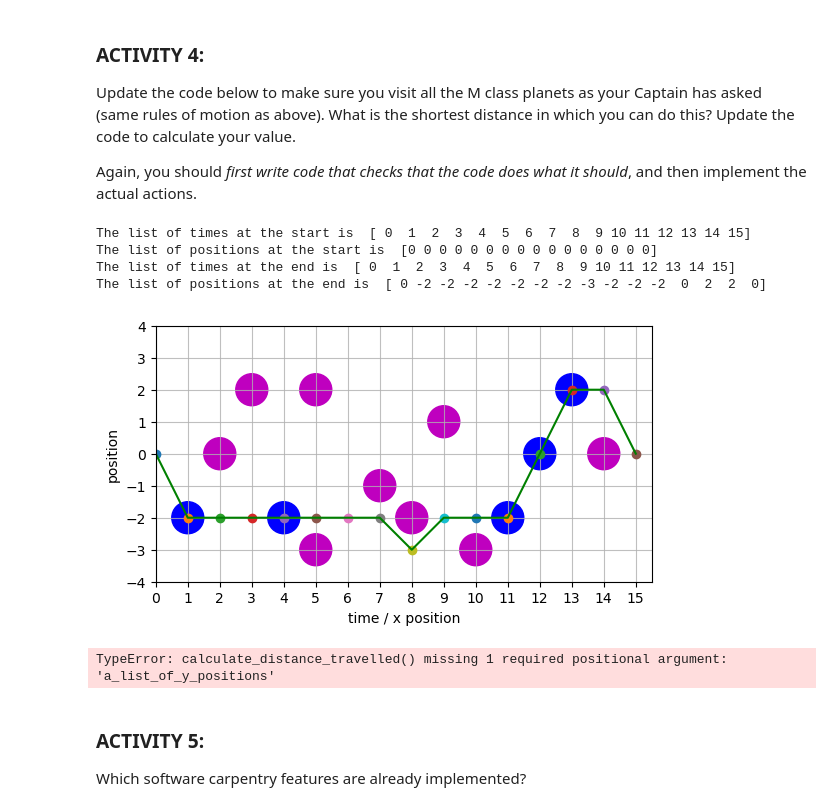
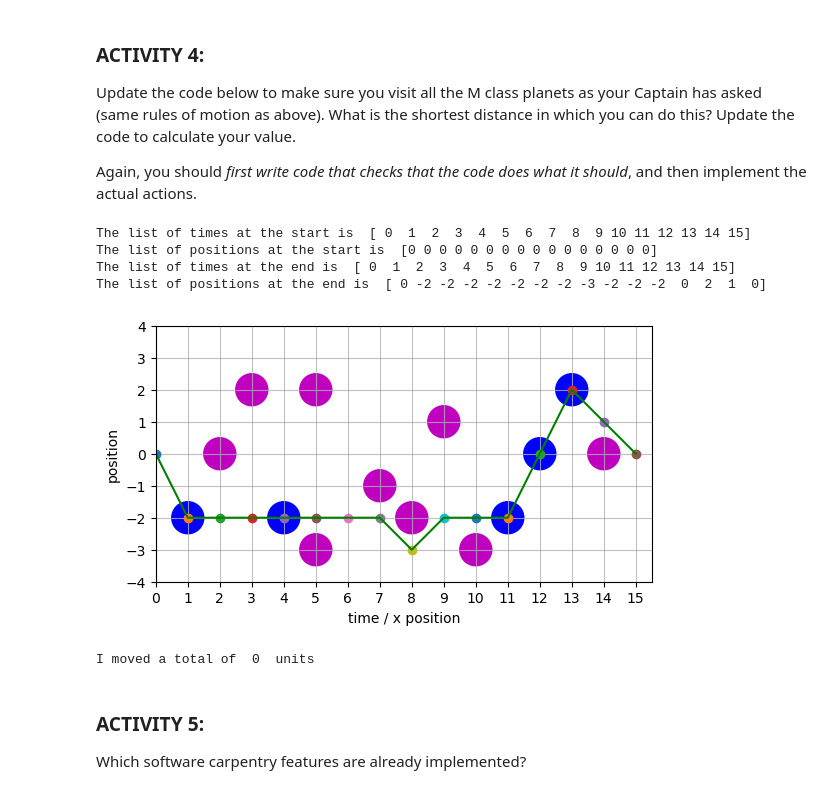
Before and after one commit to AaronbrowneGH/https-github.com-AaronbrowneGH-TopicsInSciComp, a Jupyter notebook: Notebooks/Week2_LabExercises.ipynb, the cells around one changed output. Drawn from its saved outputs; the diff is of its cells as text; code cells hidden in the pictures.

```diff
--- a/Notebooks/Week2_LabExercises.ipynb
+++ b/Notebooks/Week2_LabExercises.ipynb
@@ -257,49 +257,47 @@ for index, time_now in enumerate(list_of_times) :
         step_size = 1
         list_of_y_positions[index] = list_of_y_positions[index - 1] + step_size
 
+    elif (time_now > 12 and time_now < 15) :
+        step_size = 1
+        list_of_y_positions[index] = list_of_y_positions[index - 1] - step_size
+
     elif (time_now == np.size(list_of_y_positions) - 1) :
         # move back to the start in one timestep
         step_size = - list_of_y_positions[index - 1]
 
 
     # finally, give the default option for all other cases using 'els
 
 
     else :
         # nothing happens at other times
         step_size = 0
         list_of_y_positions[index] = list_of_y_positions[index - 1] + step_size
 
     position_now = list_of_y_positions[index]
     plt.plot(time_now, position_now, 'o')
     # Uncomment this for interactive version
     # plt.pause(0.4)
 
 print("The list of times at the end is ", list_of_times)
 print("The list of positions at the end is ", list_of_y_positions)
 
 plt.plot(list_of_times, list_of_y_positions, 'g-')
 plt.show()
 
 # Uncomment to save the figure
 #plt.savefig("myplot2.png")
 
 # Calculate and print out some information
-def calculate_distance_travelled(a_list_of_times, a_list_of_y_positions) :
-    distance_travelled = 0
-    for ix, x_position in enumerate(a_list_of_times) :
-        if ix > 0 :
-            distance_travelled += np.sqrt ((a_list_of_times[ix-1] - a_list_of_times[ix])**2.0 +(a_list_of_y_positions[ix-1] - a_list_of_y_positions[ix]))**2.0
-    return distnace_travelled
-total_distance_moved = calculate_distance_travelled(list_of_times , list_of_y_positions)
+total_distance_moved = 0
 print("I moved a total of ", total_distance_moved, " units")
 # %% [output]
 The list of times at the start is  [ 0  1  2  3  4  5  6  7  8  9 10 11 12 13 14 15]
 The list of positions at the start is  [0 0 0 0 0 0 0 0 0 0 0 0 0 0 0 0]
 The list of times at the end is  [ 0  1  2  3  4  5  6  7  8  9 10 11 12 13 14 15]
-The list of positions at the end is  [ 0 -2 -2 -2 -2 -2 -2 -2 -3 -2 -2 -2  0  2  2  0]
+The list of positions at the end is  [ 0 -2 -2 -2 -2 -2 -2 -2 -3 -2 -2 -2  0  2  1  0]
-[figure, old version]
+[figure, new version]
-TypeError: calculate_distance_travelled() missing 1 required positional argument: 'a_list_of_y_positions'
+I moved a total of  0  units
 # %% [markdown]
 ### ACTIVITY 5:
 
```
